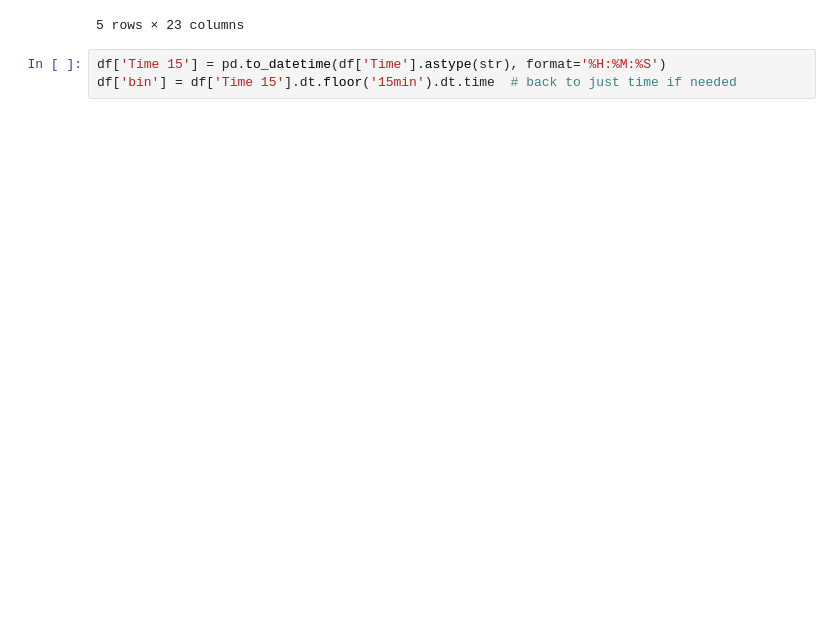
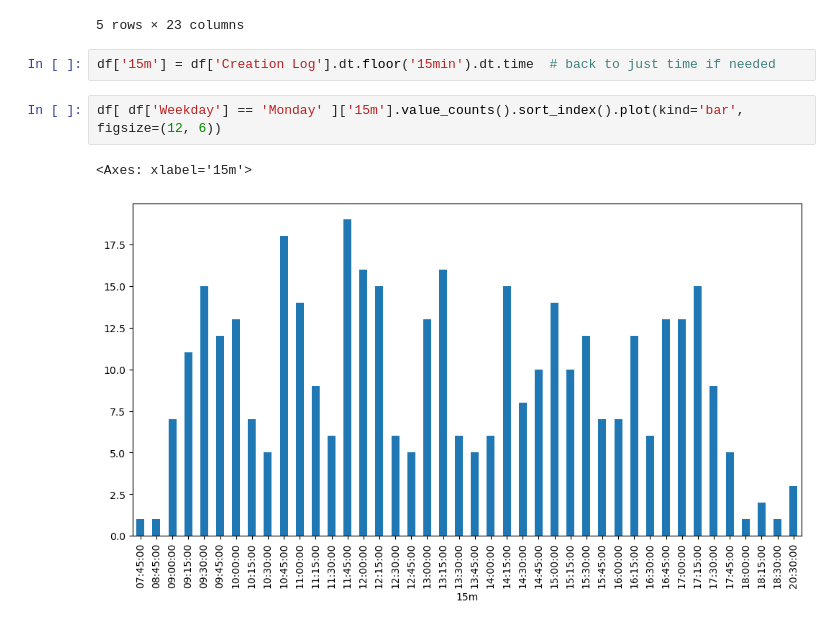
Before and after one commit to MarMar888/ECEDesignLabProj, a Jupyter notebook: KaiPlots.ipynb, the cells around one changed output. Cells and saved outputs as stored; diff of their text form; blank space fills up the shorter version.

```diff
--- a/KaiPlots.ipynb
+++ b/KaiPlots.ipynb
@@ -138,5 +138,9 @@ df.head()
 | 4 | BES Base | Viper | https://uw-makerspace-team.monday... | Bambu Labs | baschmall@wisc.edu | X1C - White ASA/Teal ASA | ... |
 5 rows × 23 columns
 # %%
-df['Time 15'] = pd.to_datetime(df['Time'].astype(str), format='%H:%M:%S')
-df['bin'] = df['Time 15'].dt.floor('15min').dt.time  # back to just time if needed
+df['15m'] = df['Creation Log'].dt.floor('15min').dt.time  # back to just time if needed
+# %%
+df[ df['Weekday'] == 'Monday' ]['15m'].value_counts().sort_index().plot(kind='bar', figsize=(12, 6))
+# %% [output]
+<Axes: xlabel='15m'>
+[figure, added]
```
Also changed, not shown: parts of 13 cells of this notebook, 1 other file.
